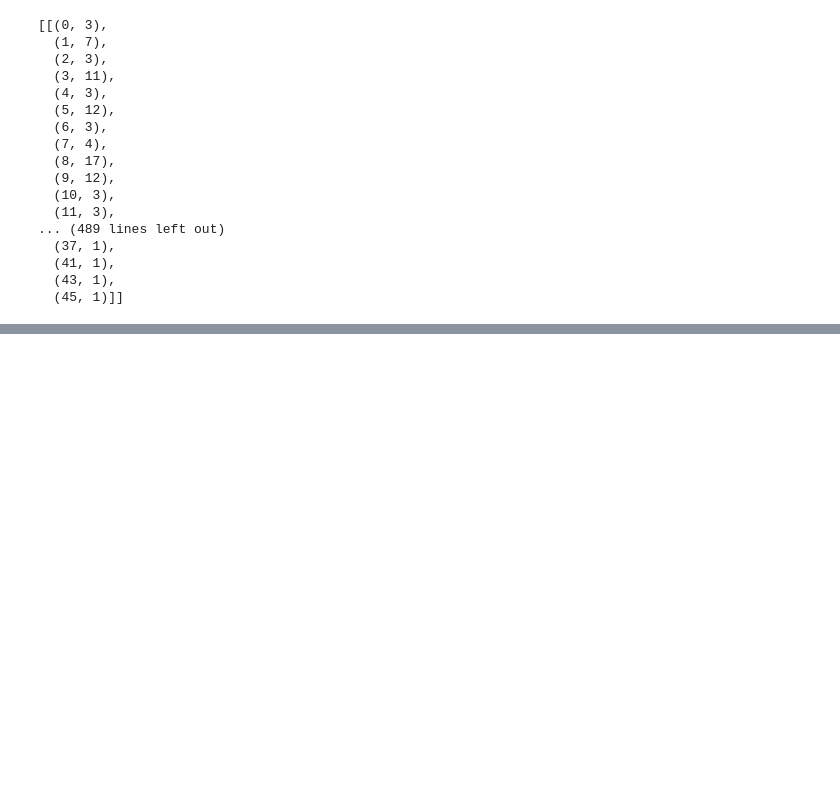
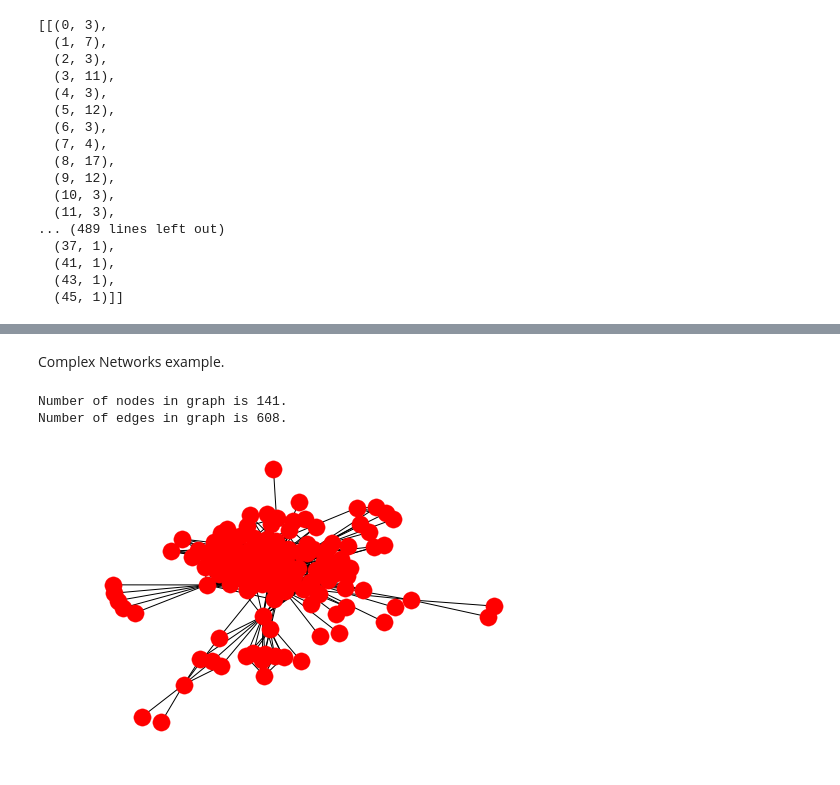
Before and after one commit to samanthawise/dstassignment4, a Jupyter notebook: topic model.ipynb, the cells around one changed output, grey strips where cells are left out. Saved outputs shown, nothing was run; the diff lists cells and outputs as text; code cells hidden in the pictures; blank space fills up the shorter version.

```diff
--- a/topic model.ipynb
+++ b/topic model.ipynb
@@ -205,0 +270,2 @@ corpus1
+# %% [markdown]
+Complex Networks example.
@@ -205,0 +275,22 @@ corpus1
+# %%
+# creating the nodes and the edges to build graph
+
+users = bots['destination_computer'].unique()
+comps = bots['source_user@domain'].unique()
+#bots['connection'] = list(zip(bots['source_user@domain'].tolist(), bots['destination_computer'].tolist())) # create tuples of (user, computer)
+connections = set(zip(bots['source_user@domain'].tolist(), bots['destination_computer'].tolist()))
+# %%
+# building the graph - attempt 1
+
+# too many nodes to consider, don't know why there are no edges in the plot
+
+g = nx.Graph()
+g.add_nodes_from(users)
+g.add_nodes_from(comps)
+
+g.add_edges_from(connections)
+print('Number of nodes in graph is {}.'.format(g.number_of_nodes()))
+print('Number of edges in graph is {}.'.format(g.number_of_edges()))
+# %% [output]
+Number of nodes in graph is 141.
+Number of edges in graph is 608.
@@ -205,0 +299,4 @@ corpus1
+# %%
+nx.draw(g)
+# %% [output]
+[figure, added]
```
Also changed, not shown: parts of 35 cells of this notebook.
